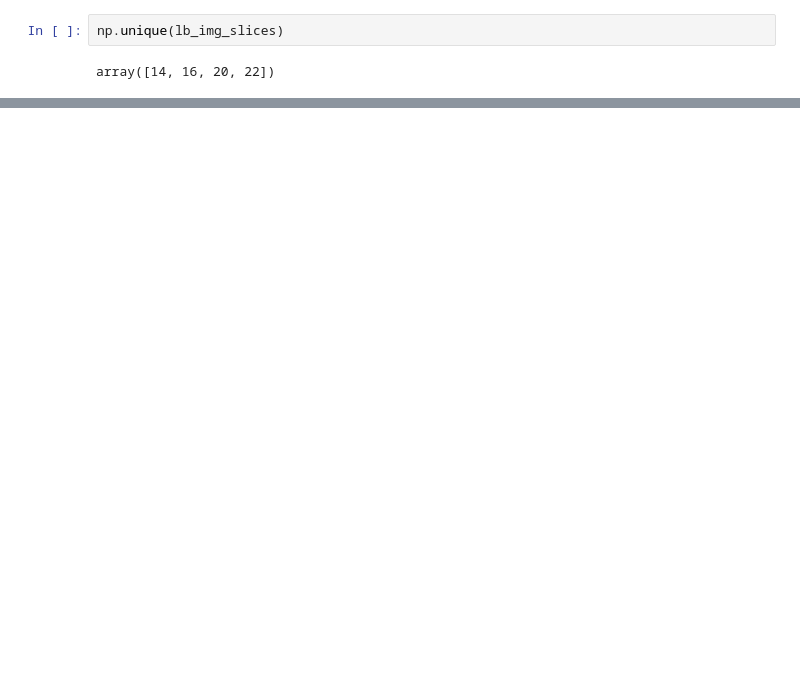
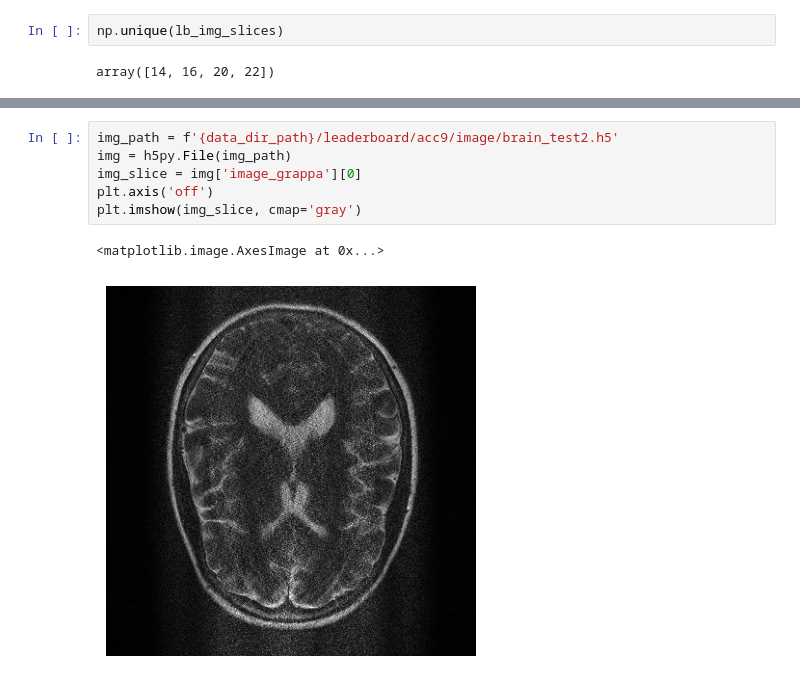
Before and after one commit to B0neh3ad/FastMRI_2024_shasha, a Jupyter notebook: eda.ipynb, the cells around one changed output, grey strips where cells are left out. Cells and saved outputs as stored; diff of their text form; blank space fills up the shorter version.

```diff
--- a/eda.ipynb
+++ b/eda.ipynb
@@ -570,0 +583,9 @@ array([14, 16, 20, 22])
+# %%
+img_path = f'{data_dir_path}/leaderboard/acc9/image/brain_test2.h5'
+img = h5py.File(img_path)
+img_slice = img['image_grappa'][0]
+plt.axis('off')
+plt.imshow(img_slice, cmap='gray')
+# %% [output]
+<matplotlib.image.AxesImage at 0x...>
+[figure, added]
```
Also changed, not shown: parts of 3 cells of this notebook.
